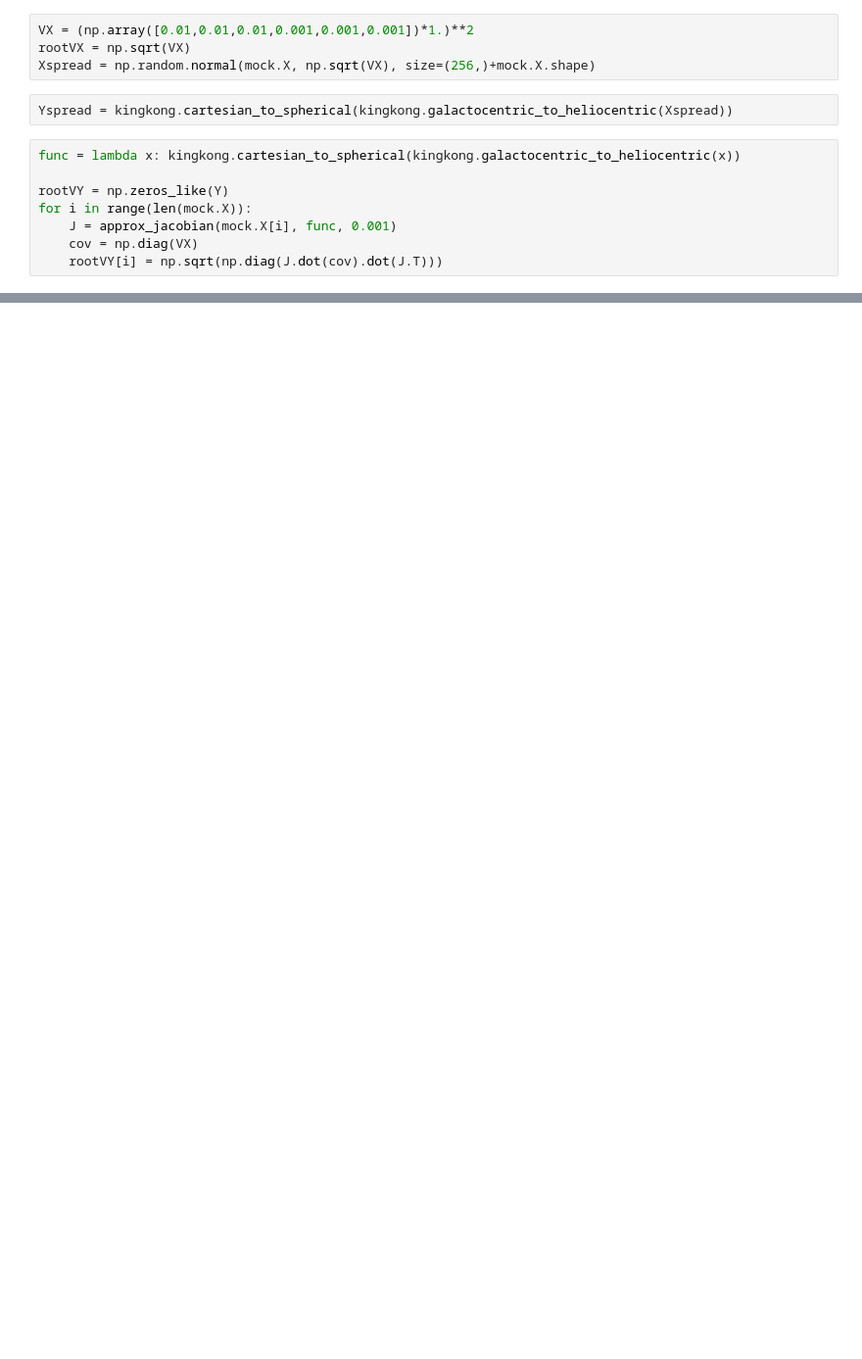
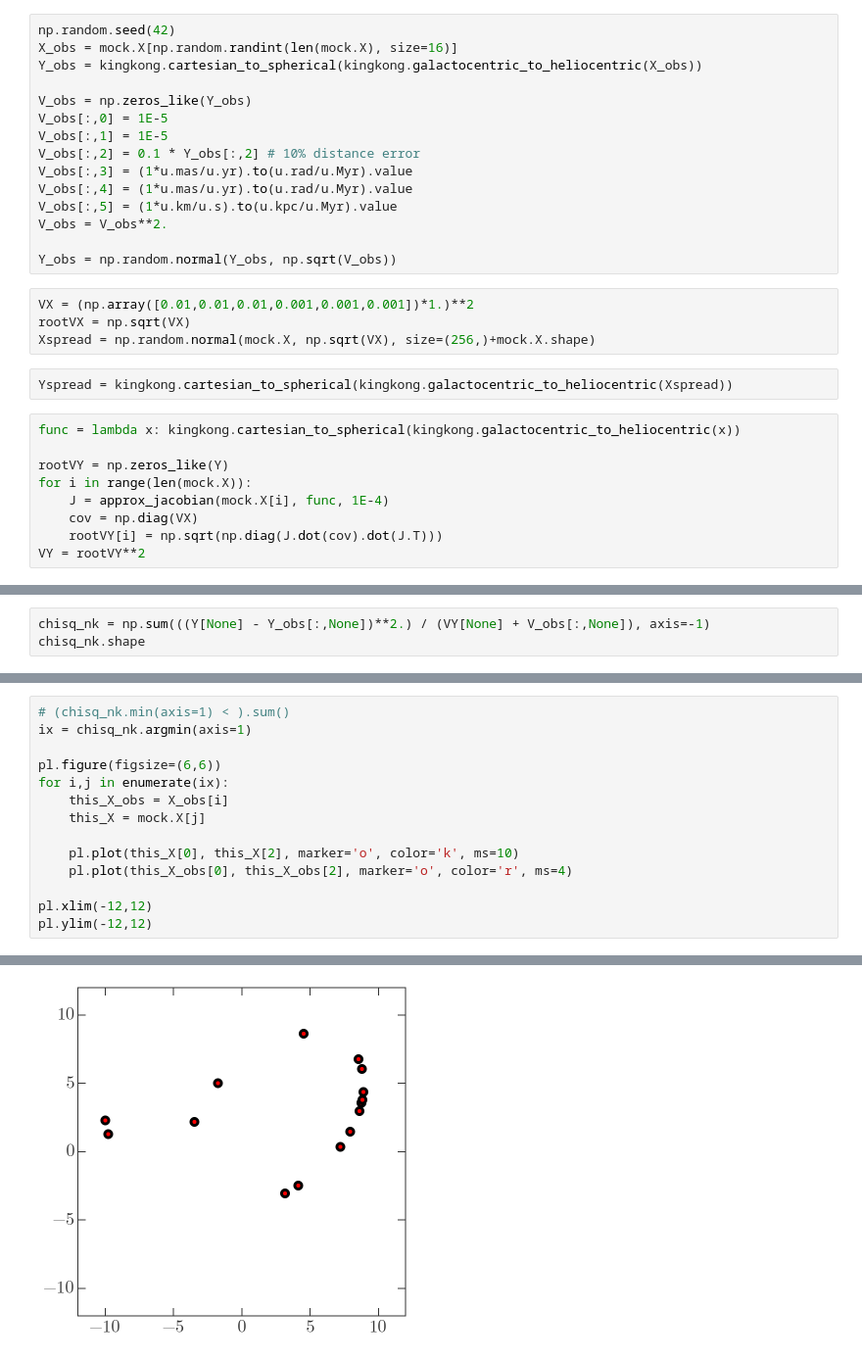
Before and after one commit to adrn/KingKong, a Jupyter notebook: notebooks/MockData.ipynb, the cells around one changed output, grey strips where cells are left out. Shown at 98% size. Drawn from its saved outputs; the diff is of its cells as text; blank space fills up the shorter version.

```diff
--- a/notebooks/MockData.ipynb
+++ b/notebooks/MockData.ipynb
@@ -35,3 +38,18 @@ pl.plot(Y[:,0], Y[:,1], ls='none')
+# %%
+np.random.seed(42)
+X_obs = mock.X[np.random.randint(len(mock.X), size=16)]
+Y_obs = kingkong.cartesian_to_spherical(kingkong.galactocentric_to_heliocentric(X_obs))
+
+V_obs = np.zeros_like(Y_obs)
+V_obs[:,0] = 1E-5
+V_obs[:,1] = 1E-5
+V_obs[:,2] = 0.1 * Y_obs[:,2] # 10% distance error
+V_obs[:,3] = (1*u.mas/u.yr).to(u.rad/u.Myr).value
+V_obs[:,4] = (1*u.mas/u.yr).to(u.rad/u.Myr).value
+V_obs[:,5] = (1*u.km/u.s).to(u.kpc/u.Myr).value
+V_obs = V_obs**2.
+
+Y_obs = np.random.normal(Y_obs, np.sqrt(V_obs))
 # %%
 VX = (np.array([0.01,0.01,0.01,0.001,0.001,0.001])*1.)**2
 rootVX = np.sqrt(VX)
@@ -43,9 +61,10 @@ func = lambda x: kingkong.cartesian_to_spherical(kingkong.galactocentric_to_heli
 
 rootVY = np.zeros_like(Y)
 for i in range(len(mock.X)):
-    J = approx_jacobian(mock.X[i], func, 0.001)
+    J = approx_jacobian(mock.X[i], func, 1E-4)
     cov = np.diag(VX)
     rootVY[i] = np.sqrt(np.diag(J.dot(cov).dot(J.T)))
+VY = rootVY**2
 # %%
 labels = [('$l$','$b$'), ('$l$','$d$'), (r'$\mu_l$',r'$\mu_b$'), ('$l$', '$v_r$')]
 idxs = [(0,1), (0,2), (3,4), (0,5)]
@@ -72,0 +92,3 @@ for (xl,yl),(ix1,ix2) in zip(labels, idxs):
+# %%
+chisq_nk = np.sum(((Y[None] - Y_obs[:,None])**2.) / (VY[None] + V_obs[:,None]), axis=-1)
+chisq_nk.shape
@@ -72,0 +104,15 @@ for (xl,yl),(ix1,ix2) in zip(labels, idxs):
+# %%
+# (chisq_nk.min(axis=1) < ).sum()
+ix = chisq_nk.argmin(axis=1)
+
+pl.figure(figsize=(6,6))
+for i,j in enumerate(ix):
+    this_X_obs = X_obs[i]
+    this_X = mock.X[j]
+
+    pl.plot(this_X[0], this_X[2], marker='o', color='k', ms=10)
+    pl.plot(this_X_obs[0], this_X_obs[2], marker='o', color='r', ms=4)
+
+pl.xlim(-12,12)
+pl.ylim(-12,12)
+# %% [output]
@@ -72,0 +120 @@ for (xl,yl),(ix1,ix2) in zip(labels, idxs):
+[figure, added]
```
Also changed, not shown: parts of 8 cells of this notebook, 1 other file.
